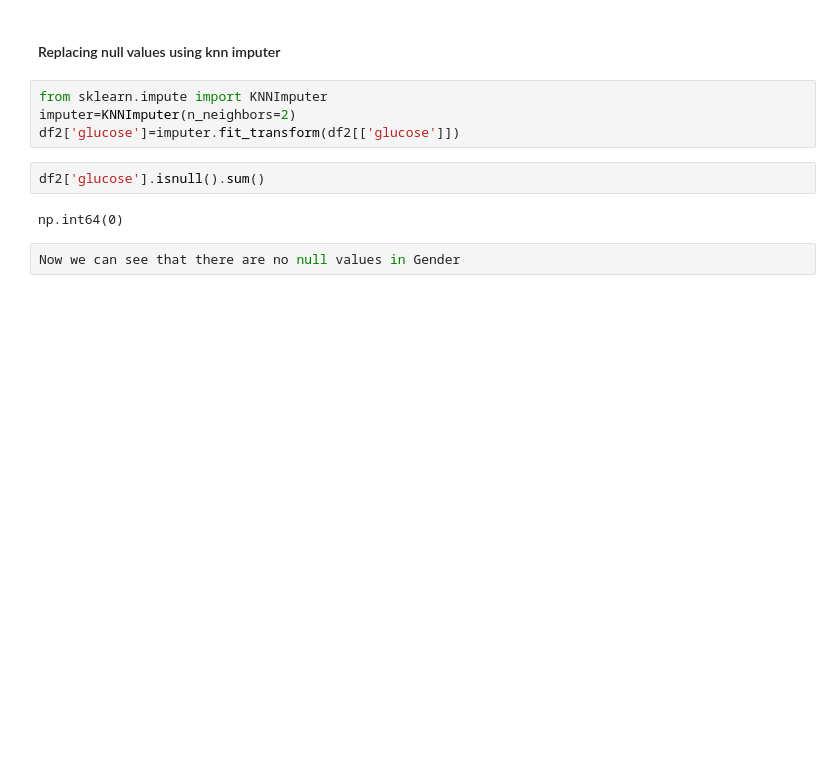
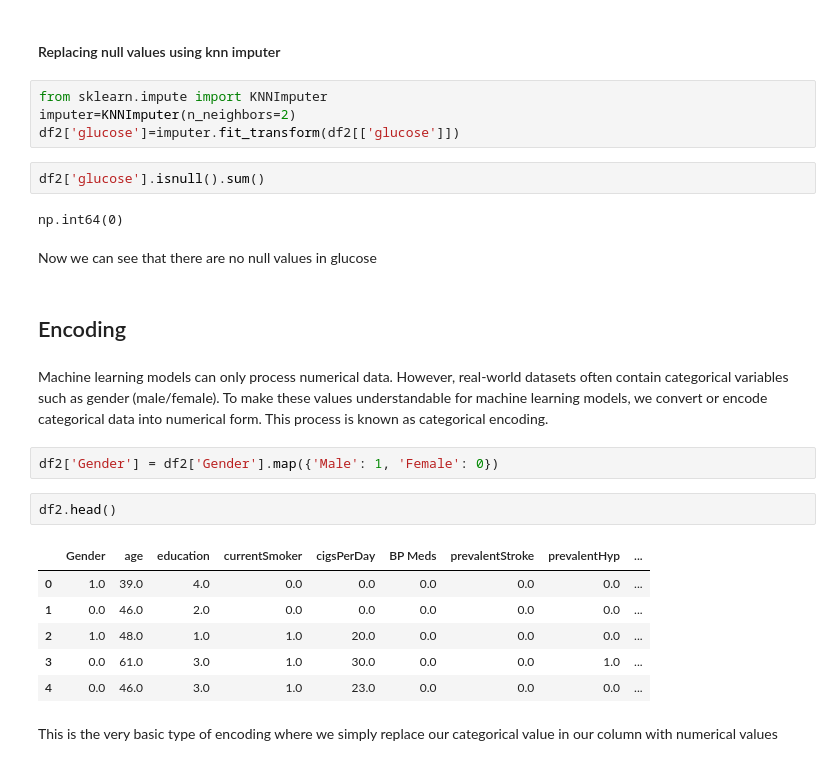
Before and after one commit to RajatVerma01/AIML-Learning, a Jupyter notebook: Day4/feature_engineering.ipynb, the cells around one changed output. Drawn from its saved outputs; the diff is of its cells as text; blank space fills up the shorter version.

```diff
--- a/Day4/feature_engineering.ipynb
+++ b/Day4/feature_engineering.ipynb
@@ -165,5 +165,22 @@ df2['glucose']=imputer.fit_transform(df2[['glucose']])
 df2['glucose'].isnull().sum()
 # %% [output]
 np.int64(0)
-# %%
-Now we can see that there are no null values in Gender
+# %% [markdown]
+Now we can see that there are no null values in glucose
+# %% [markdown]
+## Encoding
+# %% [markdown]
+Machine learning models can only process numerical data. However, real-world datasets often contain categorical variables such as gender (male/female). To make these values understandable for machine learning models, we convert or encode categorical data into numerical form. This process is known as categorical encoding.
+# %%
+df2['Gender'] = df2['Gender'].map({'Male': 1, 'Female': 0})
+# %%
+df2.head()
+# %% [output]
+|  | Gender | age | education | currentSmoker | cigsPerDay | BP Meds | prevalentStroke | prevalentHyp | ... |
+| 0 | 1.0 | 39.0 | 4.0 | 0.0 | 0.0 | 0.0 | 0.0 | 0.0 | ... |
+| 1 | 0.0 | 46.0 | 2.0 | 0.0 | 0.0 | 0.0 | 0.0 | 0.0 | ... |
+| 2 | 1.0 | 48.0 | 1.0 | 1.0 | 20.0 | 0.0 | 0.0 | 0.0 | ... |
+| 3 | 0.0 | 61.0 | 3.0 | 1.0 | 30.0 | 0.0 | 0.0 | 1.0 | ... |
+| 4 | 0.0 | 46.0 | 3.0 | 1.0 | 23.0 | 0.0 | 0.0 | 0.0 | ... |
+# %% [markdown]
+This is the very basic type of encoding where we simply replace our categorical value in our column with numerical values
```
Also changed, not shown: parts of 19 cells of this notebook.
